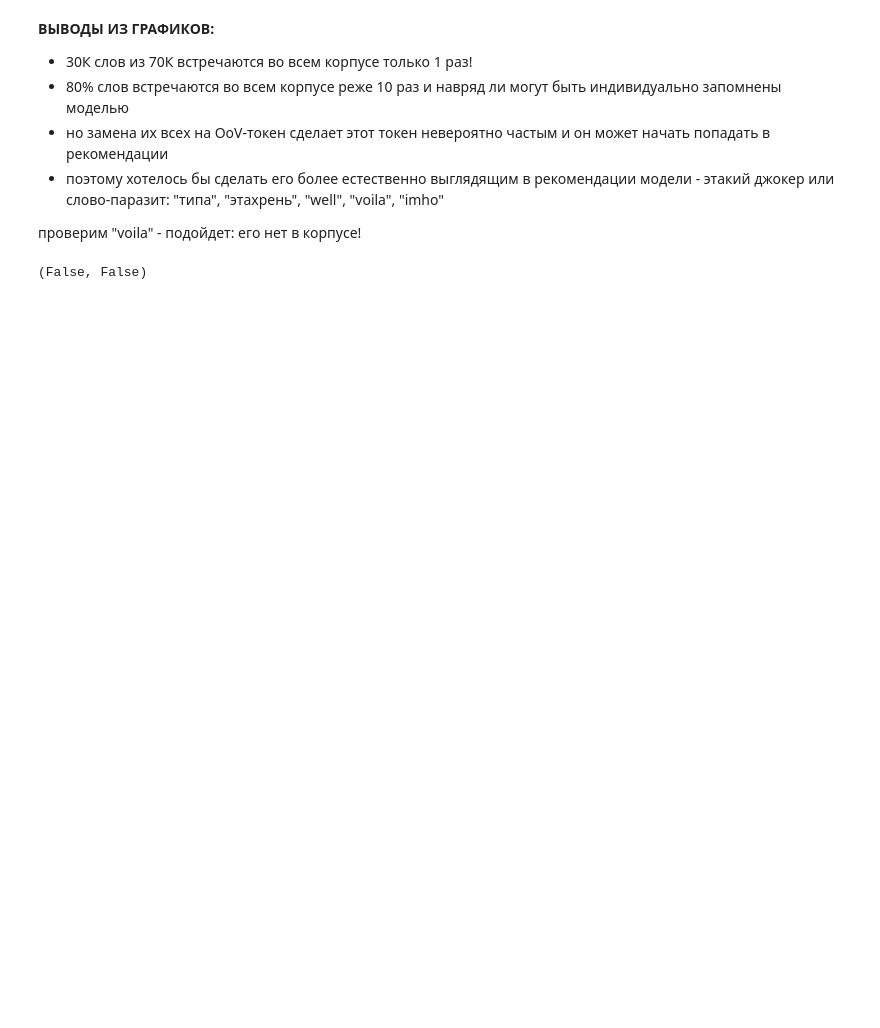
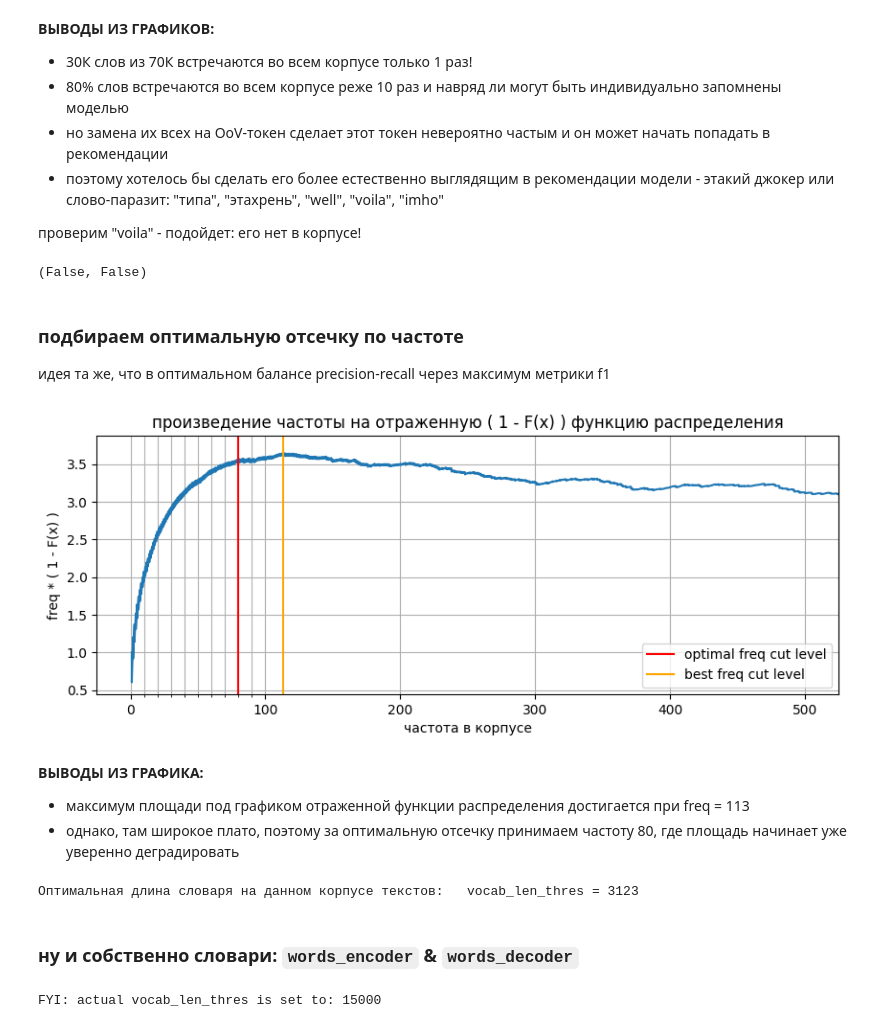
Before and after one commit to SanSanychSeva/Yandex_Practicum_DL_Engineer_2026_stream2, a Jupyter notebook: stream2_handson_project.ipynb, the cells around one changed output. Drawn from its saved outputs; the diff is of its cells as text; code cells hidden in the pictures; blank space fills up the shorter version.

```diff
--- a/stream2_handson_project.ipynb
+++ b/stream2_handson_project.ipynb
@@ -285,5 +286,39 @@ plt.show()
 # %% [output]
 (False, False)
+# %% [markdown]
+### подбираем оптимальную отсечку по частоте
+идея та же, что в оптимальном балансе precision-recall через максимум метрики f1
+# %%
+plt.figure(figsize=(10,3.5))
+plt.plot(freqs, np.array(freqs) * np.array([i/len(freqs) for i in range(1, len(freqs)+1)]) )
+plt.axvline(80, color='red', label='optimal freq cut level')
+plt.axvline(113, color='orange', label='best freq cut level')
+plt.xlim(-25,525)
+plt.xticks(range(0,100,10), minor=True)
+plt.grid(which='both')
+plt.legend(loc='lower right')
+plt.title('произведение частоты на отраженную ( 1 - F(x) ) функцию распределения')
+plt.ylabel('freq * ( 1 - F(x) )')
+plt.xlabel('частота в корпусе')
+
+
+plt.show()
+# %% [output]
+[figure, added]
+# %% [markdown]
+**ВЫВОДЫ ИЗ ГРАФИКА:**
+* максимум площади под графиком отраженной функции распределения достигается при freq = 113
+* однако, там широкое плато, поэтому за оптимальную отсечку принимаем частоту 80, где площадь начинает уже уверенно деградировать
+# %%
+print('Оптимальная длина словаря на данном корпусе текстов:   vocab_len_thres =', len([f for f in freqs if f >= 80]))
+# %% [output]
+Оптимальная длина словаря на данном корпусе текстов:   vocab_len_thres = 3123
+# %% [markdown]
+### ну и собственно словари: `words_encoder` & `words_decoder`
+# %%
+print('FYI: actual vocab_len_thres is set to:', vocab_len_thres)
+# %% [output]
+FYI: actual vocab_len_thres is set to: 15000
 # %%
 words_encoder = dict(zip(words[:vocab_len_thres], range(vocab_len_thres)))
 words_decoder = dict(zip(range(vocab_len_thres), words[:vocab_len_thres]))
```
Also changed, not shown: parts of 15 cells of this notebook.
